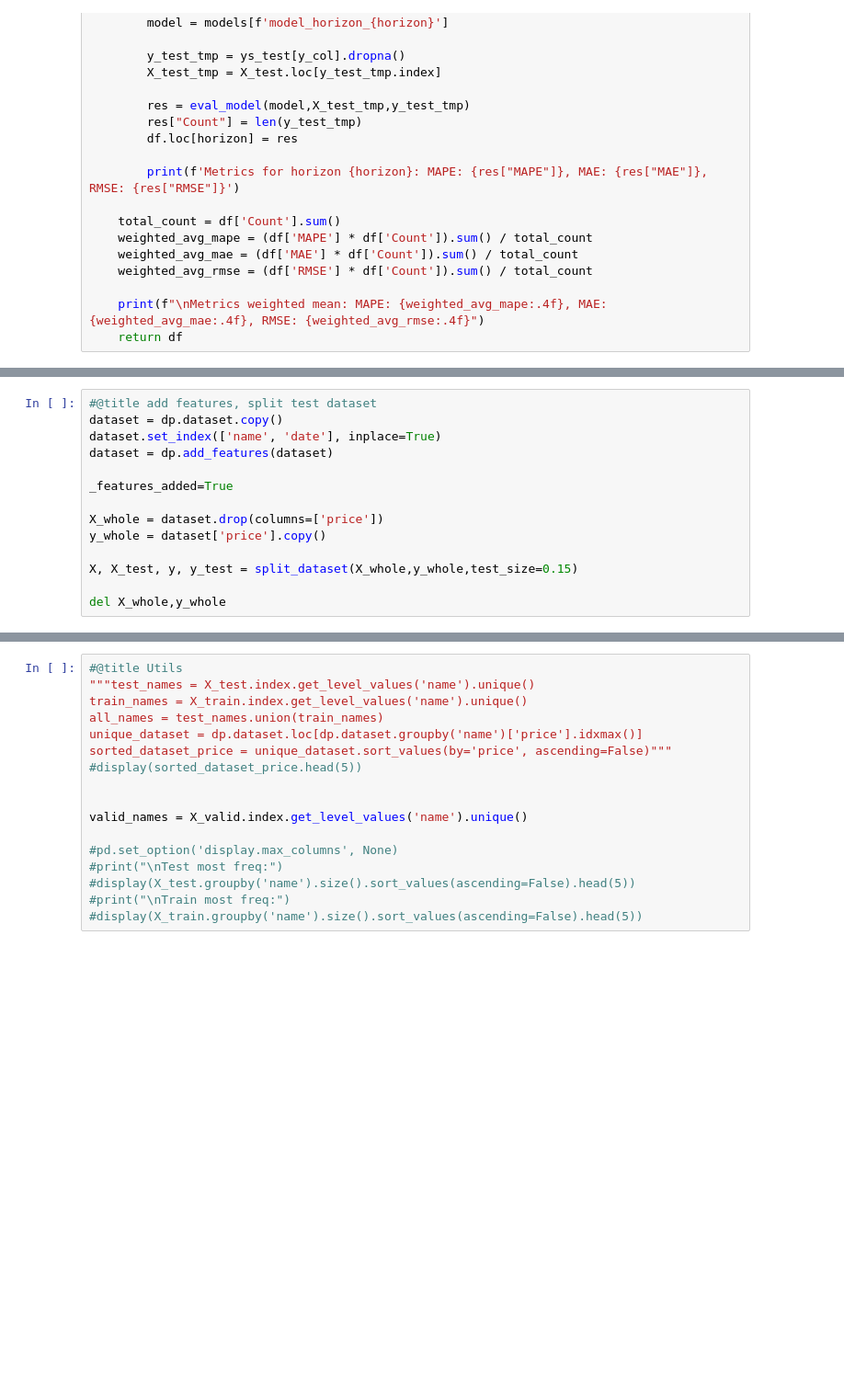
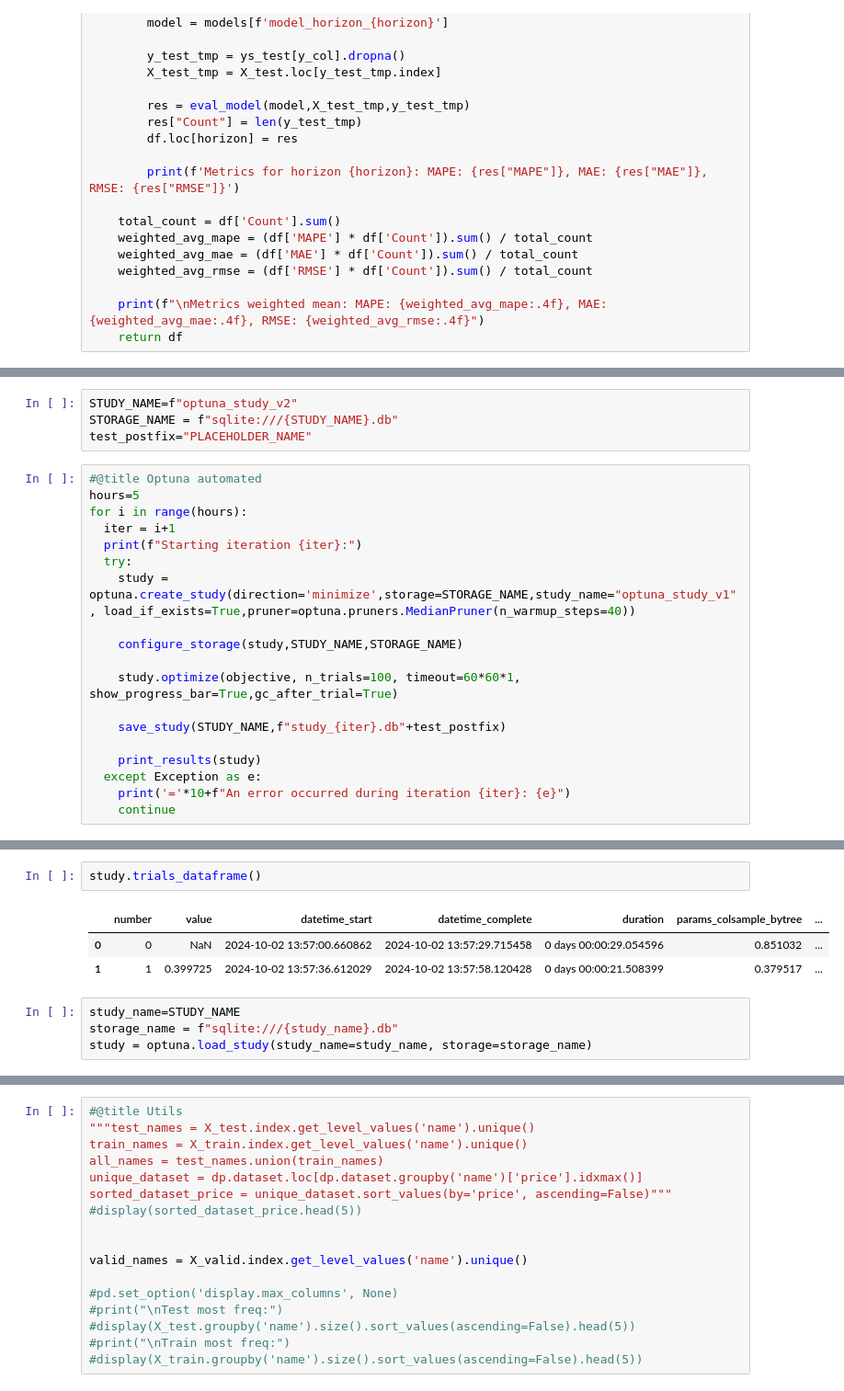
Before and after one commit to blackcaer/SMF-training, a Jupyter notebook: SMF_all.ipynb, the cells around one changed output, grey strips where cells are left out. Shown: that part at 92% size. Drawn from its saved outputs; the diff is of its cells as text; blank space fills up the shorter version.

```diff
--- a/SMF_all.ipynb
+++ b/SMF_all.ipynb
@@ -847,14 +852,0 @@ pass
-# %%
-#@title add features, split test dataset
-dataset = dp.dataset.copy()
-dataset.set_index(['name', 'date'], inplace=True)
-dataset = dp.add_features(dataset)
-
-_features_added=True
-
-X_whole = dataset.drop(columns=['price'])
-y_whole = dataset['price'].copy()
-
-X, X_test, y, y_test = split_dataset(X_whole,y_whole,test_size=0.15)
-
-del X_whole,y_whole
@@ -1009,0 +947,23 @@ Index(['mean_fit_time', 'std_fit_time', 'mean_score_time', 'std_score_time',
+# %%
+STUDY_NAME=f"optuna_study_v2"
+STORAGE_NAME = f"sqlite:///{STUDY_NAME}.db"
+test_postfix="PLACEHOLDER_NAME"
+# %%
+#@title Optuna automated
+hours=5
+for i in range(hours):
+  iter = i+1
+  print(f"Starting iteration {iter}:")
+  try:
+    study = optuna.create_study(direction='minimize',storage=STORAGE_NAME,study_name="optuna_study_v1", load_if_exists=True,pruner=optuna.pruners.MedianPruner(n_warmup_steps=40))
+
+    configure_storage(study,STUDY_NAME,STORAGE_NAME)
+
+    study.optimize(objective, n_trials=100, timeout=60*60*1, show_progress_bar=True,gc_after_trial=True)
+
+    save_study(STUDY_NAME,f"study_{iter}.db"+test_postfix)
+
+    print_results(study)
+  except Exception as e:
+    print('='*10+f"An error occurred during iteration {iter}: {e}")
+    continue
@@ -1009,0 +1014,10 @@ Index(['mean_fit_time', 'std_fit_time', 'mean_score_time', 'std_score_time',
+# %%
+study.trials_dataframe()
+# %% [output]
+|  | number | value | datetime_start | datetime_complete | duration | params_colsample_bytree | ... |
+| 0 | 0 | NaN | 2024-10-02 13:57:00.660862 | 2024-10-02 13:57:29.715458 | 0 days 00:00:29.054596 | 0.851032 | ... |
+| 1 | 1 | 0.399725 | 2024-10-02 13:57:36.612029 | 2024-10-02 13:57:58.120428 | 0 days 00:00:21.508399 | 0.379517 | ... |
+# %%
+study_name=STUDY_NAME
+storage_name = f"sqlite:///{study_name}.db"
+study = optuna.load_study(study_name=study_name, storage=storage_name)
```
Also changed, not shown: parts of 23 cells of this notebook.
